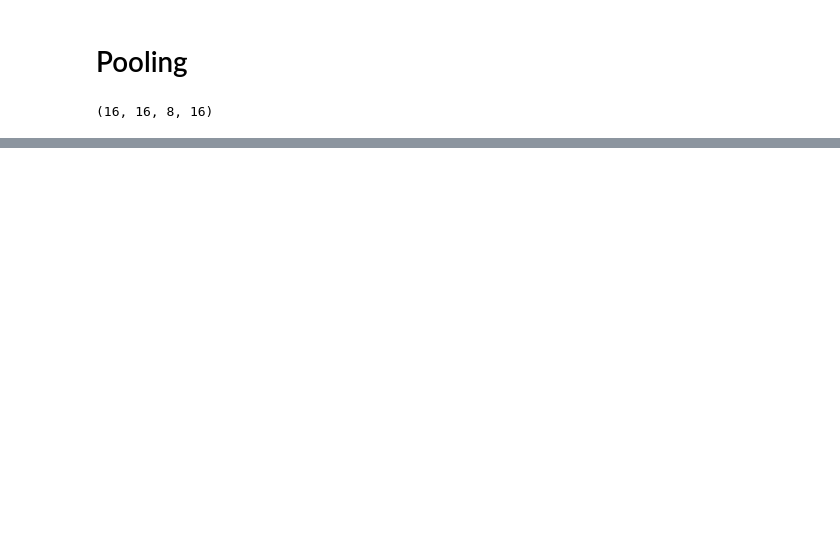
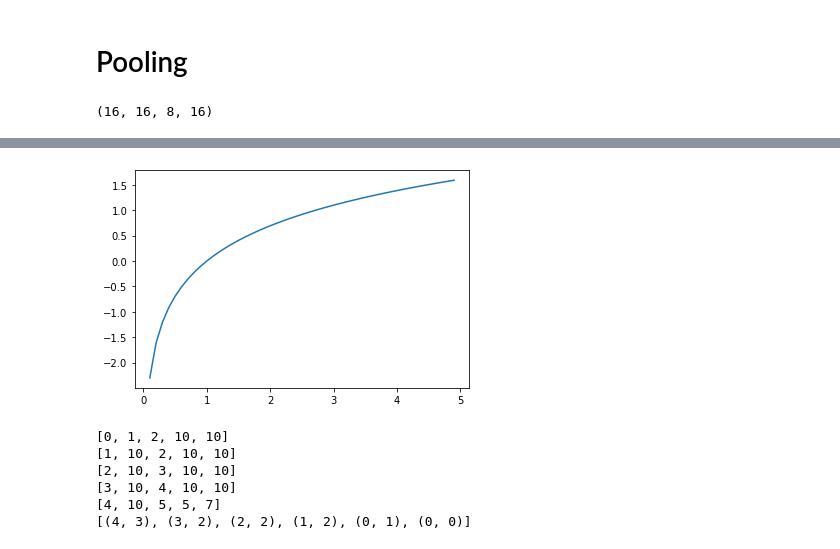
Before and after one commit to beyerly/ml_notes, a Jupyter notebook: kernels/kernels.ipynb, the cells around one changed output, grey strips where cells are left out. Drawn from its saved outputs; the diff is of its cells as text; code cells hidden in the pictures; blank space fills up the shorter version.

```diff
--- a/kernels/kernels.ipynb
+++ b/kernels/kernels.ipynb
@@ -347,0 +414,14 @@ np.shape(ofm)
+# %%
+def f(t):
+    return np.log(t)
+
+t1 = np.arange(0.0, 5.0, 0.1)
+
+
+
+plt.figure()
+plt.plot(t1, f(t1))
+
+plt.show()
+# %% [output]
+[figure, added]
@@ -347,0 +481,11 @@ np.shape(ofm)
+# %%
+
+sp.run(p, 0, 0, 0)
+sp.backtrack()
+# %% [output]
+[0, 1, 2, 10, 10]
+[1, 10, 2, 10, 10]
+[2, 10, 3, 10, 10]
+[3, 10, 4, 10, 10]
+[4, 10, 5, 5, 7]
+[(4, 3), (3, 2), (2, 2), (1, 2), (0, 1), (0, 0)]
```
Also changed, not shown: parts of 14 cells of this notebook.
